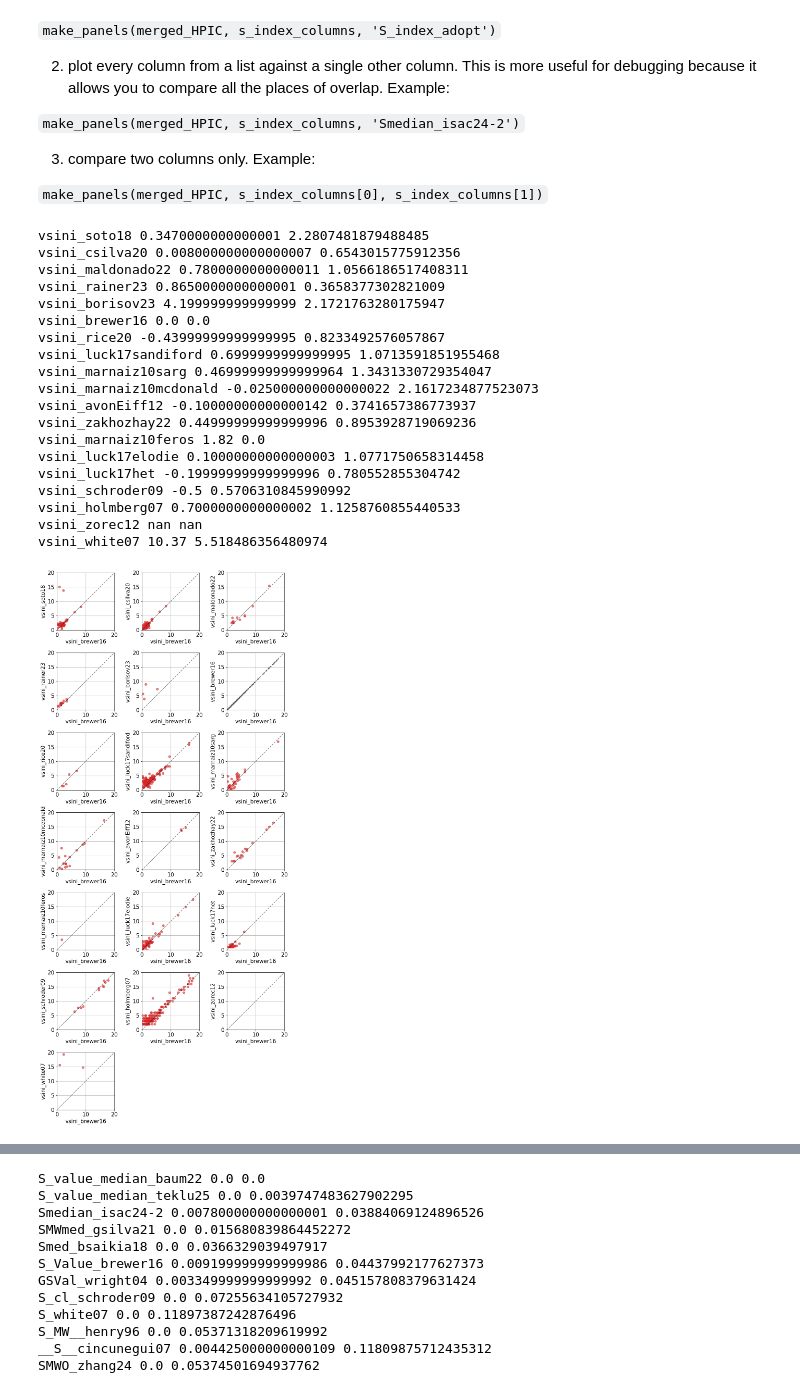
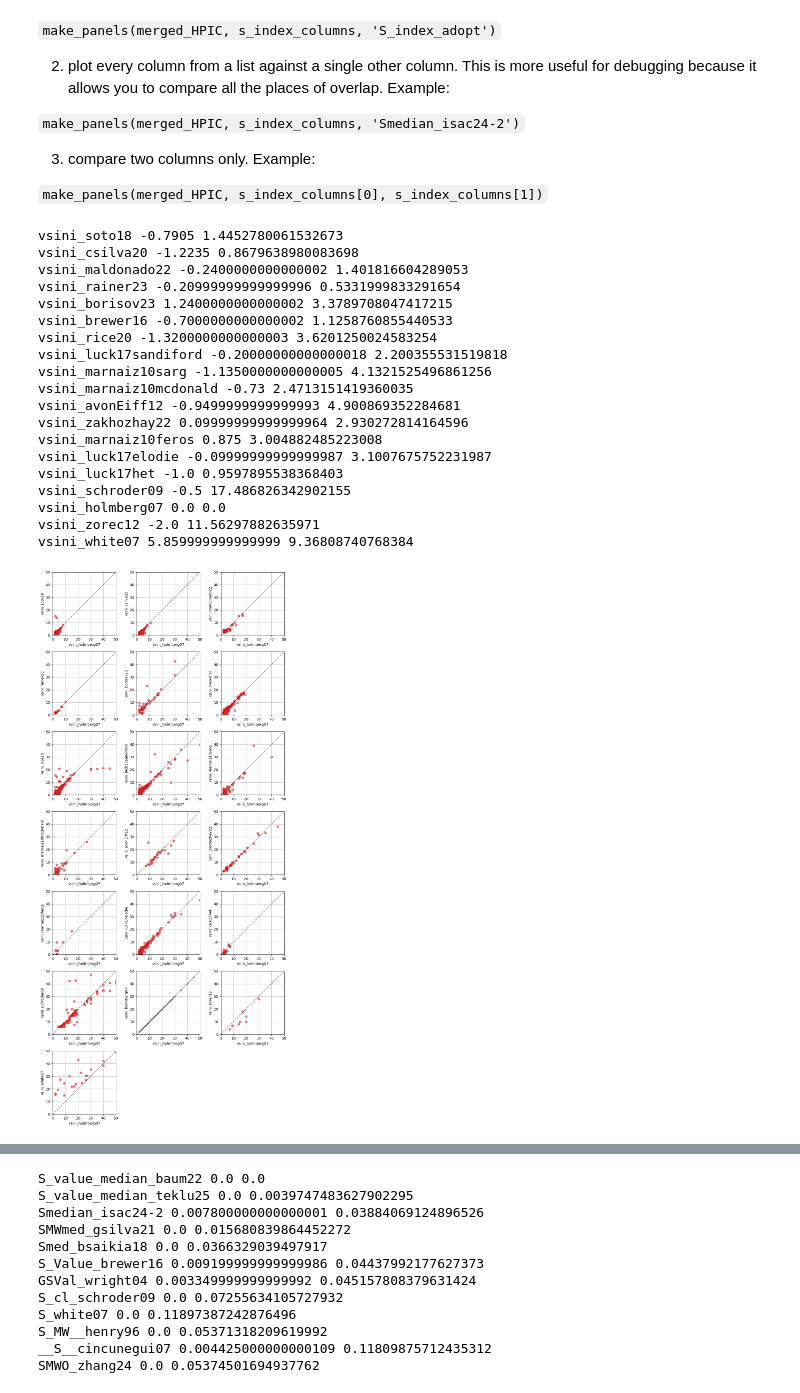
Before and after one commit to ernewton/TSS_ARC, a Jupyter notebook: TSS Activity and Rotation Catalog/Verification.ipynb, the cells around one changed output, grey strips where cells are left out. Drawn from its saved outputs; the diff is of its cells as text; code cells hidden in the pictures.

````diff
--- a/TSS Activity and Rotation Catalog/Verification.ipynb
+++ b/TSS Activity and Rotation Catalog/Verification.ipynb
@@ -178,28 +178,28 @@ Options for usage:
 
 ```make_panels(merged_HPIC, s_index_columns[0], s_index_columns[1])```
 # %%
-fig, axs = make_panels(merged_HPIC,  vsini_columns, 'vsini_brewer16', lim=(0,20))
+fig, axs = make_panels(merged_HPIC,  vsini_columns, 'vsini_holmberg07', lim=(0,50))
 # %% [output]
-vsini_soto18 0.3470000000000001 2.2807481879488485
-vsini_csilva20 0.008000000000000007 0.6543015775912356
-vsini_maldonado22 0.7800000000000011 1.0566186517408311
-vsini_rainer23 0.8650000000000001 0.3658377302821009
-vsini_borisov23 4.199999999999999 2.1721763280175947
-vsini_brewer16 0.0 0.0
-vsini_rice20 -0.43999999999999995 0.8233492576057867
-vsini_luck17sandiford 0.6999999999999995 1.0713591851955468
-vsini_marnaiz10sarg 0.46999999999999964 1.3431330729354047
-vsini_marnaiz10mcdonald -0.025000000000000022 2.1617234877523073
-vsini_avonEiff12 -0.10000000000000142 0.3741657386773937
-vsini_zakhozhay22 0.44999999999999996 0.8953928719069236
-vsini_marnaiz10feros 1.82 0.0
-vsini_luck17elodie 0.10000000000000003 1.0771750658314458
-vsini_luck17het -0.19999999999999996 0.780552855304742
-vsini_schroder09 -0.5 0.5706310845990992
-vsini_holmberg07 0.7000000000000002 1.1258760855440533
-vsini_zorec12 nan nan
-vsini_white07 10.37 5.518486356480974
+vsini_soto18 -0.7905 1.4452780061532673
+vsini_csilva20 -1.2235 0.8679638980083698
+vsini_maldonado22 -0.2400000000000002 1.401816604289053
+vsini_rainer23 -0.20999999999999996 0.5331999833291654
+vsini_borisov23 1.2400000000000002 3.3789708047417215
+vsini_brewer16 -0.7000000000000002 1.1258760855440533
+vsini_rice20 -1.3200000000000003 3.6201250024583254
+vsini_luck17sandiford -0.20000000000000018 2.200355531519818
+vsini_marnaiz10sarg -1.1350000000000005 4.1321525496861256
+vsini_marnaiz10mcdonald -0.73 2.4713151419360035
+vsini_avonEiff12 -0.9499999999999993 4.900869352284681
+vsini_zakhozhay22 0.09999999999999964 2.930272814164596
+vsini_marnaiz10feros 0.875 3.004882485223008
+vsini_luck17elodie -0.09999999999999987 3.1007675752231987
+vsini_luck17het -1.0 0.9597895538368403
+vsini_schroder09 -0.5 17.486826342902155
+vsini_holmberg07 0.0 0.0
+vsini_zorec12 -2.0 11.56297882635971
+vsini_white07 5.859999999999999 9.36808740768384
-[figure, old version]
+[figure, new version]
 # %%
 import matplotlib as mpl
 mpl.rcParams['font.size'] = 15
````
Also changed, not shown: parts of 1 cell of this notebook, 6 other files.
